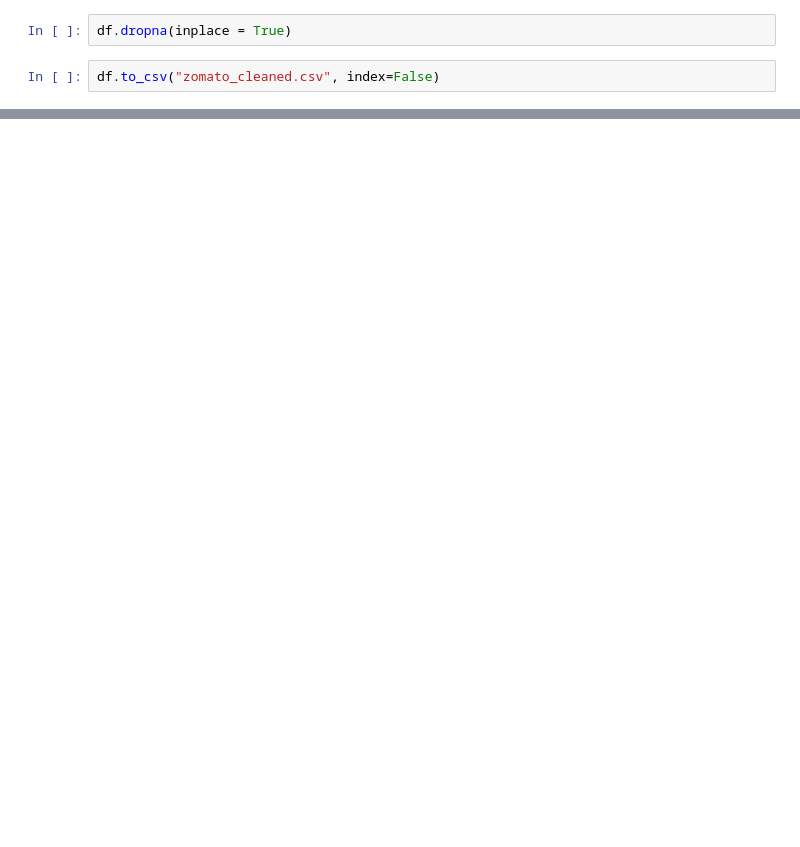
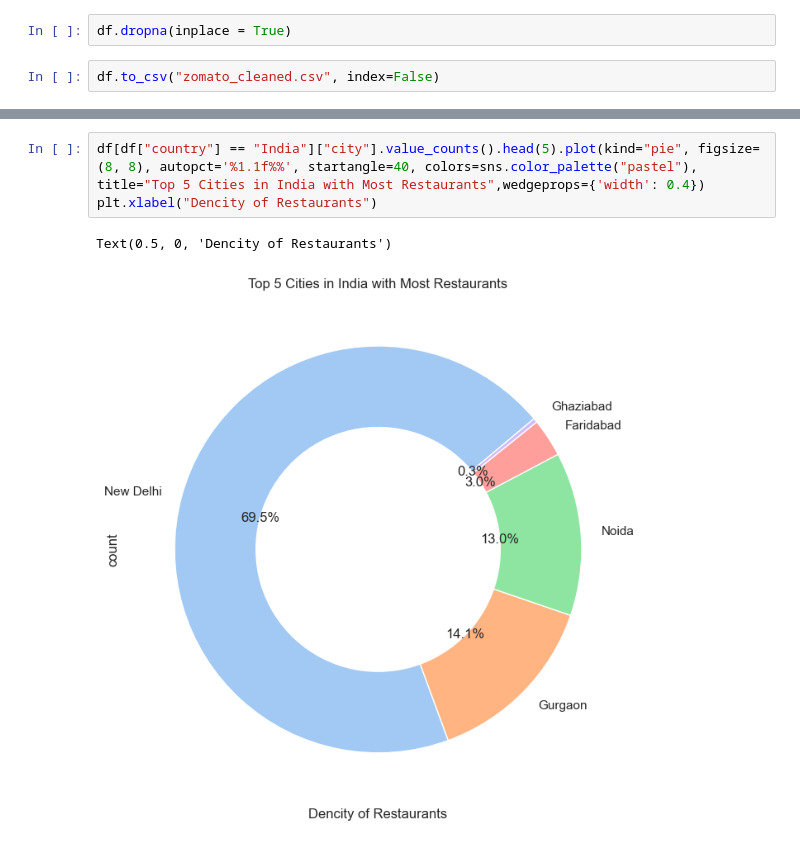
Before and after one commit to Mayankjoshi341/git-code, a Jupyter notebook: MyData-Warehouse/data-cleaning/zomato.ipynb, the cells around one changed output, grey strips where cells are left out. Cells and saved outputs as stored; diff of their text form; blank space fills up the shorter version.

```diff
--- a/MyData-Warehouse/data-cleaning/zomato.ipynb
+++ b/MyData-Warehouse/data-cleaning/zomato.ipynb
@@ -416,0 +437,6 @@ df.to_csv("zomato_cleaned.csv", index=False)
+# %%
+df[df["country"] == "India"]["city"].value_counts().head(5).plot(kind="pie", figsize=(8, 8), autopct='%1.1f%%', startangle=40, colors=sns.color_palette("pastel"), title="Top 5 Cities in India with Most Restaurants",wedgeprops={'width': 0.4})
+plt.xlabel("Dencity of Restaurants")
+# %% [output]
+Text(0.5, 0, 'Dencity of Restaurants')
+[figure, added]
```
Also changed, not shown: parts of 36 cells of this notebook.
